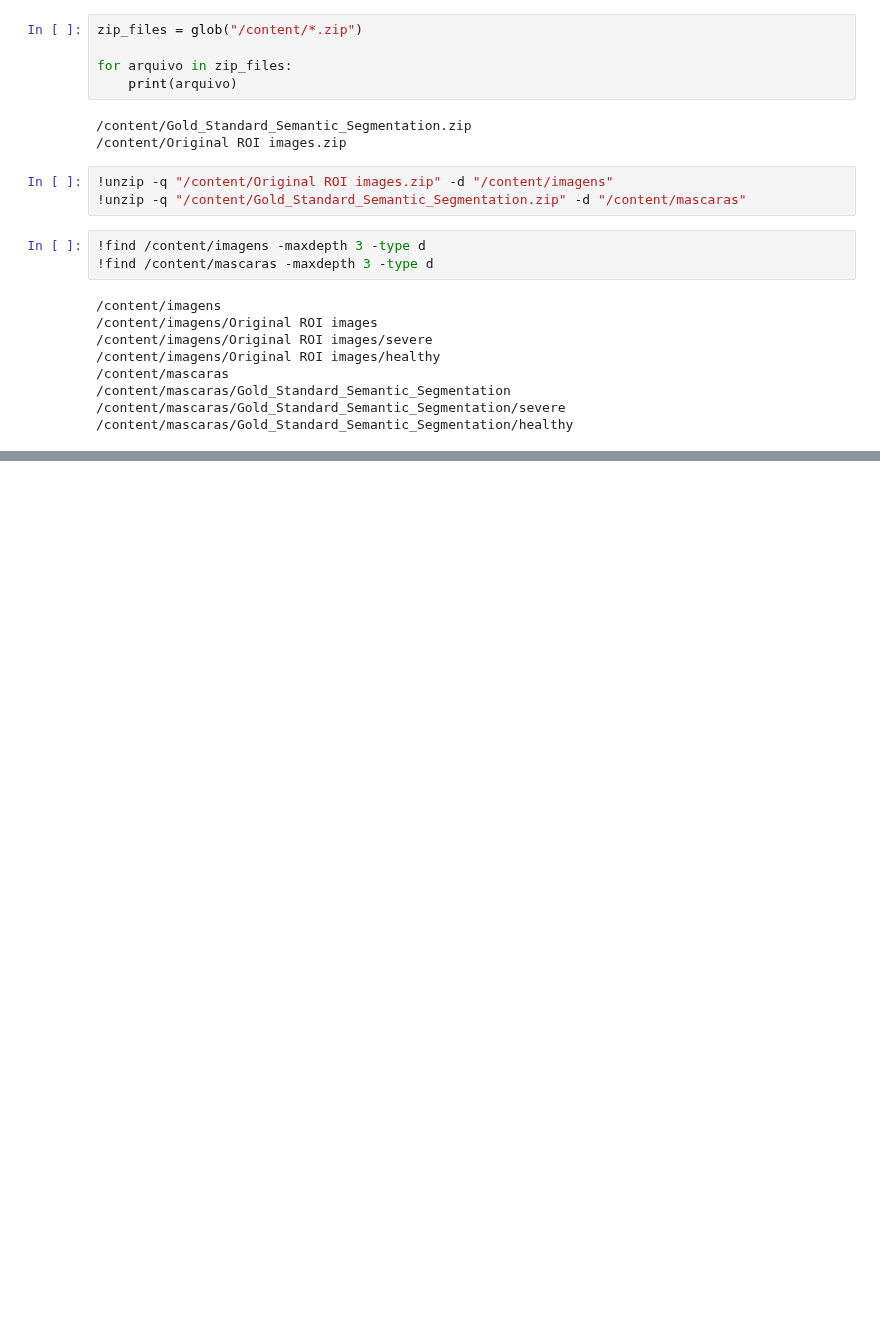
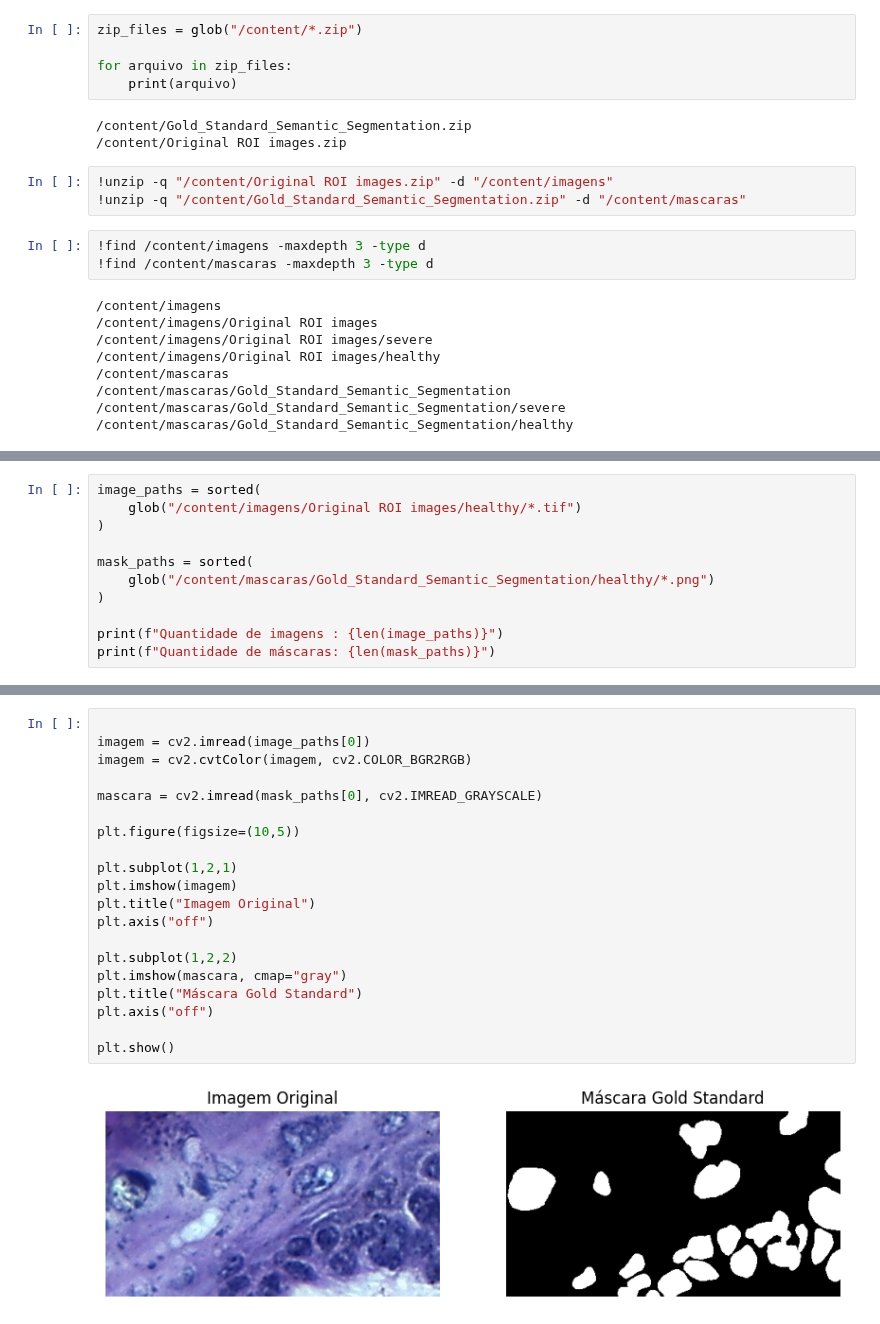
Before and after one commit to Guilherme0202PM/TreinamentoDados, a Jupyter notebook: Semana18/We_18_Segmentação_Imagem.ipynb, the cells around one changed output, grey strips where cells are left out. Saved outputs shown, nothing was run; the diff lists cells and outputs as text; blank space fills up the shorter version.

Commit message:
Mascara Gold Standard

```diff
--- a/Semana18/We_18_Segmentação_Imagem.ipynb
+++ b/Semana18/We_18_Segmentação_Imagem.ipynb
@@ -63,0 +66,11 @@ for arquivo in zip_files:
+# %%
+image_paths = sorted(
+    glob("/content/imagens/Original ROI images/healthy/*.tif")
+)
+
+mask_paths = sorted(
+    glob("/content/mascaras/Gold_Standard_Semantic_Segmentation/healthy/*.png")
+)
+
+print(f"Quantidade de imagens : {len(image_paths)}")
+print(f"Quantidade de máscaras: {len(mask_paths)}")
@@ -63,0 +102,22 @@ for arquivo in zip_files:
+# %%
+
+imagem = cv2.imread(image_paths[0])
+imagem = cv2.cvtColor(imagem, cv2.COLOR_BGR2RGB)
+
+mascara = cv2.imread(mask_paths[0], cv2.IMREAD_GRAYSCALE)
+
+plt.figure(figsize=(10,5))
+
+plt.subplot(1,2,1)
+plt.imshow(imagem)
+plt.title("Imagem Original")
+plt.axis("off")
+
+plt.subplot(1,2,2)
+plt.imshow(mascara, cmap="gray")
+plt.title("Máscara Gold Standard")
+plt.axis("off")
+
+plt.show()
+# %% [output]
+[figure, added]
```
Also changed, not shown: parts of 4 cells of this notebook.
